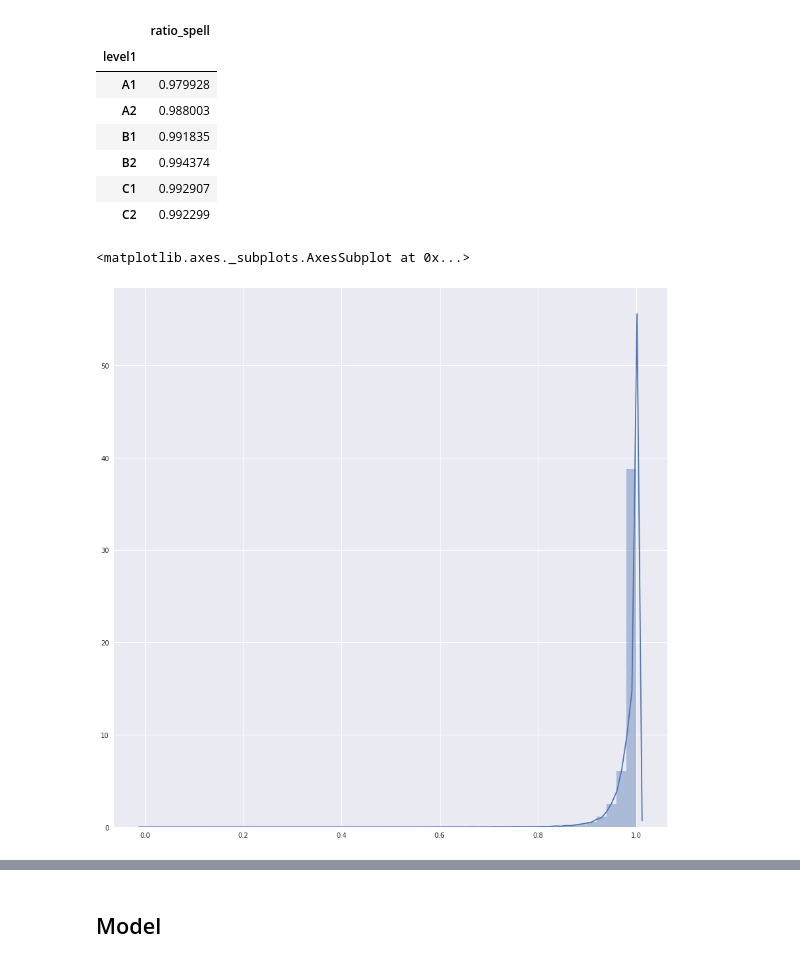
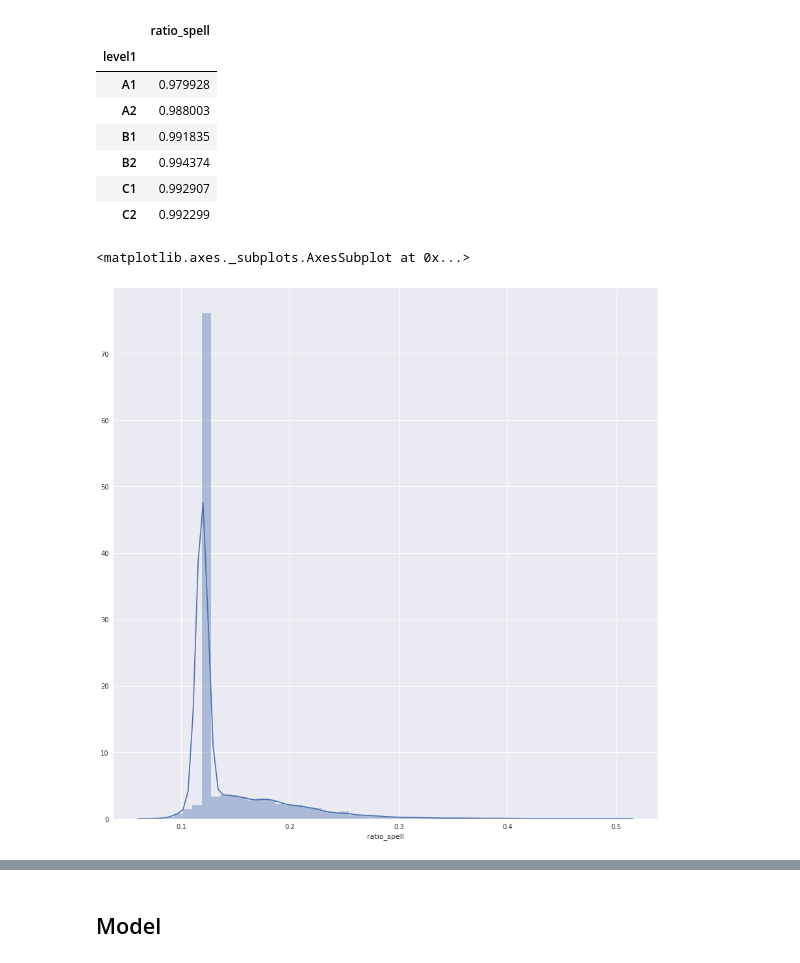
Before and after one commit to sammous/cap2018, a Jupyter notebook: cap2018.ipynb, the cells around one changed output, grey strips where cells are left out. Cells and saved outputs as stored; diff of their text form; code cells hidden in the pictures.

```diff
--- a/cap2018.ipynb
+++ b/cap2018.ipynb
@@ -174,14 +197,19 @@ data[['level1', 'ratio_spell']].groupby('level1').mean()
 | B2 | 0.994374 |
 | C1 | 0.992907 |
 | C2 | 0.992299 |
-# %%
-from sklearn.preprocessing import MinMaxScaler
-import seaborn as sns
-
-min_max_scaler = MinMaxScaler()
-
-ratio_scaled = min_max_scaler.fit_transform(data[['ratio_spell']]*100)
-sns.distplot(ratio_scaled)
-# %% [output]
-<matplotlib.axes._subplots.AxesSubplot at 0x...>
-[figure, removed]
+# %%
+import numpy as np
+def epsilon(ratio, epsilon):
+    if ratio == 0:
+        return ratio + epsilon
+    elif ratio == 1 :
+        return ratio - epsilon
+    else:
+        return ratio
+
+rp = data['ratio_spell'].apply(lambda x: np.log10(1 / 1 - epsilon(x, 0.01)))
+rp = rp.apply(lambda x: np.exp(x)/(np.exp(x)+1))
+sns.distplot(rp)
+# %% [output]
+<matplotlib.axes._subplots.AxesSubplot at 0x...>
+[figure, added]
```
Also changed, not shown: parts of 13 cells of this notebook.
